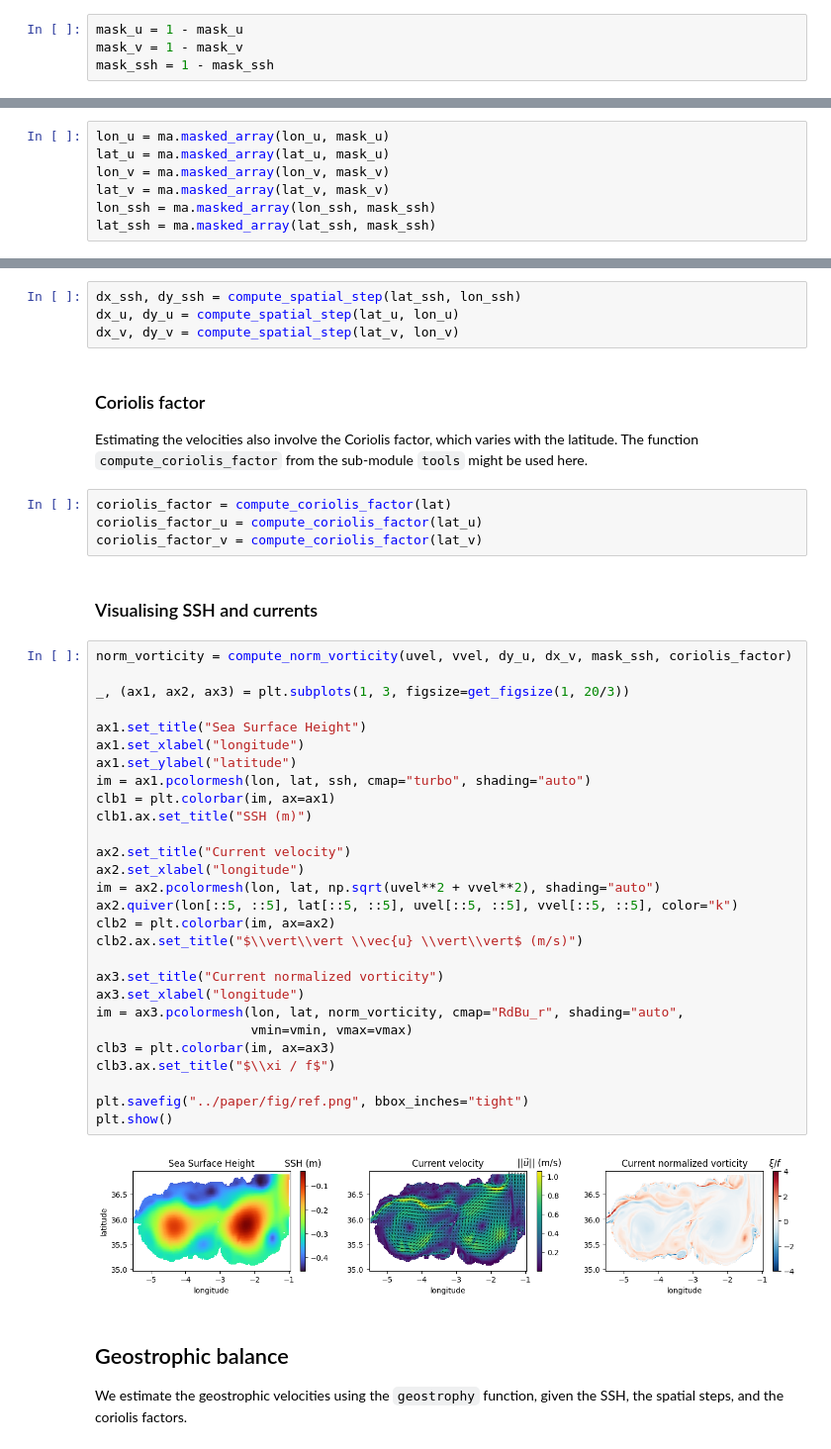
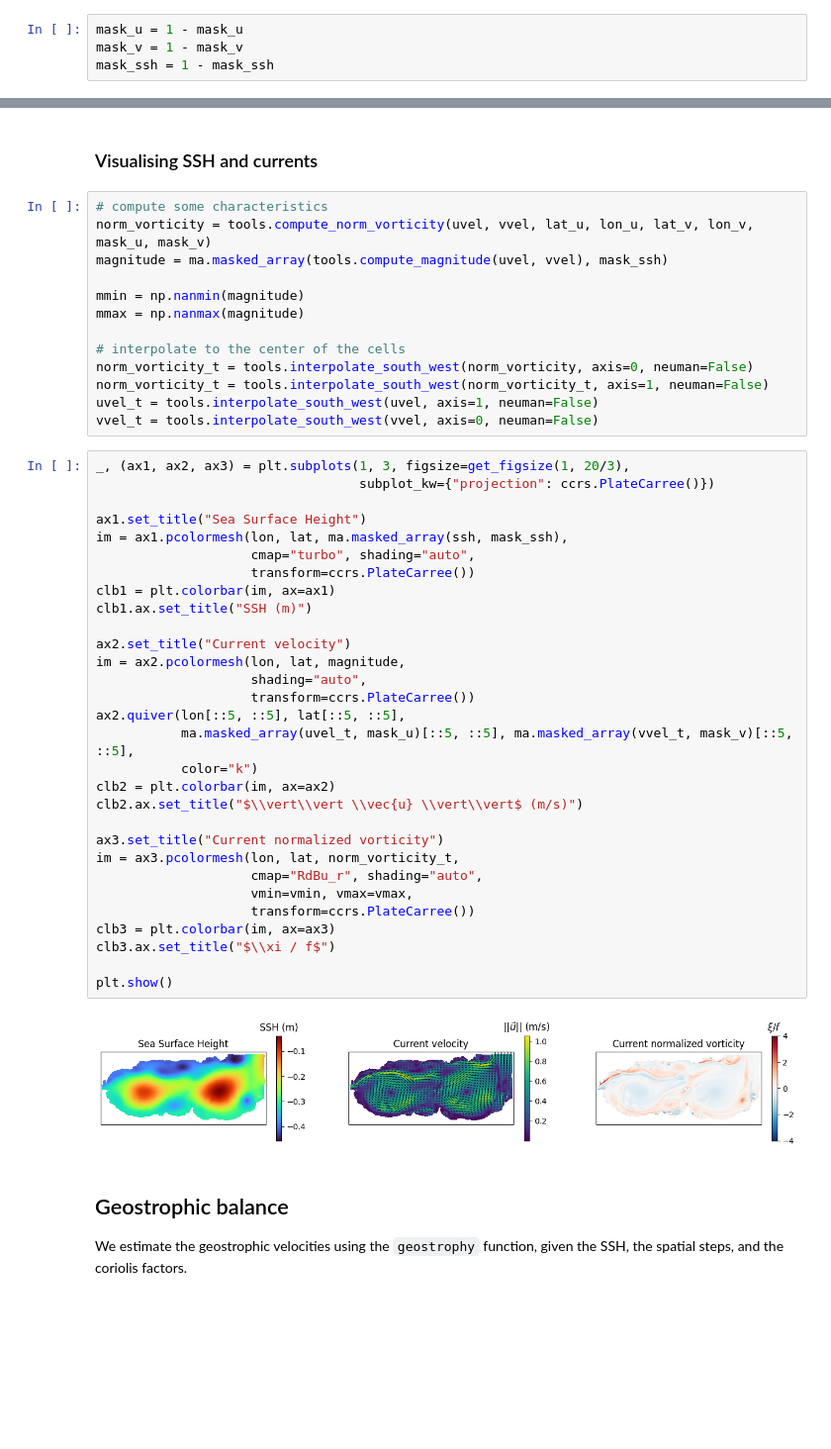
Before and after one commit to meom-group/jaxparrow, a Jupyter notebook: notebooks/alboran_sea.ipynb, the cells around one changed output, grey strips where cells are left out. Shown at 99% size. Drawn from its saved outputs; the diff is of its cells as text; blank space fills up the shorter version.

Commit message:
remove np.* artifacts. change signatures to handle masks without the need for np.ma.masked_array.

```diff
--- a/notebooks/alboran_sea.ipynb
+++ b/notebooks/alboran_sea.ipynb
@@ -106,7 +90,0 @@ ssh = ma.masked_array(ssh, mask_ssh)
-# %%
-lon_u = ma.masked_array(lon_u, mask_u)
-lat_u = ma.masked_array(lat_u, mask_u)
-lon_v = ma.masked_array(lon_v, mask_v)
-lat_v = ma.masked_array(lat_v, mask_v)
-lon_ssh = ma.masked_array(lon_ssh, mask_ssh)
-lat_ssh = ma.masked_array(lat_ssh, mask_ssh)
@@ -118,48 +91,50 @@ The sub-module `tools` provides the utility function `compute_spatial_step` to c
-# %%
-dx_ssh, dy_ssh = compute_spatial_step(lat_ssh, lon_ssh)
-dx_u, dy_u = compute_spatial_step(lat_u, lon_u)
-dx_v, dy_v = compute_spatial_step(lat_v, lon_v)
-# %% [markdown]
-### Coriolis factor
-
-Estimating the velocities also involve the Coriolis factor, which varies with the latitude.
-The function `compute_coriolis_factor` from the sub-module `tools` might be used here.
-# %%
-coriolis_factor = compute_coriolis_factor(lat)
-coriolis_factor_u = compute_coriolis_factor(lat_u)
-coriolis_factor_v = compute_coriolis_factor(lat_v)
 # %% [markdown]
 ### Visualising SSH and currents
+# %%
+# compute some characteristics
+norm_vorticity = tools.compute_norm_vorticity(uvel, vvel, lat_u, lon_u, lat_v, lon_v, mask_u, mask_v)
+magnitude = ma.masked_array(tools.compute_magnitude(uvel, vvel), mask_ssh)
+
+mmin = np.nanmin(magnitude)
+mmax = np.nanmax(magnitude)
+
+# interpolate to the center of the cells
+norm_vorticity_t = tools.interpolate_south_west(norm_vorticity, axis=0, neuman=False)
+norm_vorticity_t = tools.interpolate_south_west(norm_vorticity_t, axis=1, neuman=False)
+uvel_t = tools.interpolate_south_west(uvel, axis=1, neuman=False)
+vvel_t = tools.interpolate_south_west(vvel, axis=0, neuman=False)
 # %%
-norm_vorticity = compute_norm_vorticity(uvel, vvel, dy_u, dx_v, mask_ssh, coriolis_factor)
-
-_, (ax1, ax2, ax3) = plt.subplots(1, 3, figsize=get_figsize(1, 20/3))
+_, (ax1, ax2, ax3) = plt.subplots(1, 3, figsize=get_figsize(1, 20/3),
+                                  subplot_kw={"projection": ccrs.PlateCarree()})
 
 ax1.set_title("Sea Surface Height")
-ax1.set_xlabel("longitude")
-ax1.set_ylabel("latitude")
-im = ax1.pcolormesh(lon, lat, ssh, cmap="turbo", shading="auto")
+im = ax1.pcolormesh(lon, lat, ma.masked_array(ssh, mask_ssh),
+                    cmap="turbo", shading="auto",
+                    transform=ccrs.PlateCarree())
 clb1 = plt.colorbar(im, ax=ax1)
 clb1.ax.set_title("SSH (m)")
 
 ax2.set_title("Current velocity")
-ax2.set_xlabel("longitude")
-im = ax2.pcolormesh(lon, lat, np.sqrt(uvel**2 + vvel**2), shading="auto")
-ax2.quiver(lon[::5, ::5], lat[::5, ::5], uvel[::5, ::5], vvel[::5, ::5], color="k")
+im = ax2.pcolormesh(lon, lat, magnitude,
+                    shading="auto",
+                    transform=ccrs.PlateCarree())
+ax2.quiver(lon[::5, ::5], lat[::5, ::5],
+           ma.masked_array(uvel_t, mask_u)[::5, ::5], ma.masked_array(vvel_t, mask_v)[::5, ::5],
+           color="k")
 clb2 = plt.colorbar(im, ax=ax2)
 clb2.ax.set_title("$\\vert\\vert \\vec{u} \\vert\\vert$ (m/s)")
 
 ax3.set_title("Current normalized vorticity")
-ax3.set_xlabel("longitude")
-im = ax3.pcolormesh(lon, lat, norm_vorticity, cmap="RdBu_r", shading="auto",
-                    vmin=vmin, vmax=vmax)
+im = ax3.pcolormesh(lon, lat, norm_vorticity_t,
+                    cmap="RdBu_r", shading="auto",
+                    vmin=vmin, vmax=vmax,
+                    transform=ccrs.PlateCarree())
 clb3 = plt.colorbar(im, ax=ax3)
 clb3.ax.set_title("$\\xi / f$")
 
-plt.savefig("../paper/fig/ref.png", bbox_inches="tight")
 plt.show()
 # %% [output]
-[figure, old version]
+[figure, new version]
 # %% [markdown]
 ## Geostrophic balance
 
```
Also changed, not shown: parts of 16 cells of this notebook, 49 other files.
